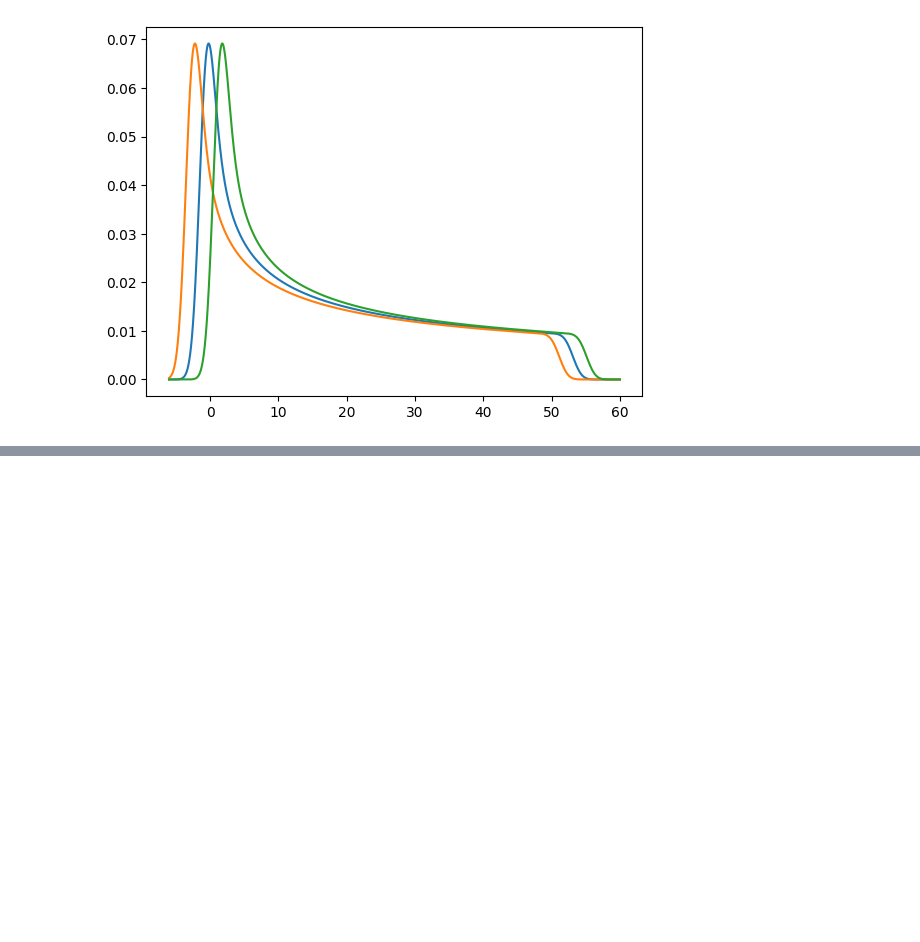
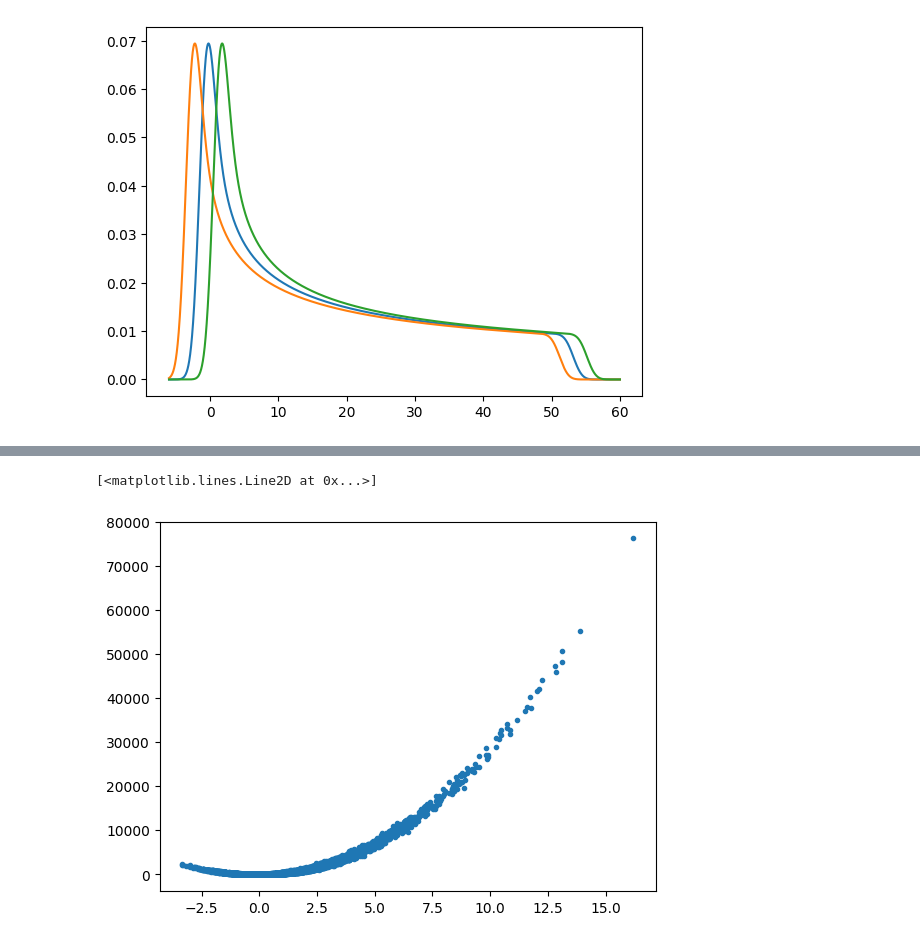
Before and after one commit to ulrich-marcelo/Inferencia-Bayesiana-Causal, a Jupyter notebook: Practicas/Unidad 4/practica4.ipynb, the cells around one changed output, grey strips where cells are left out. Saved outputs shown, nothing was run; the diff lists cells and outputs as text; code cells hidden in the pictures; blank space fills up the shorter version.

```diff
--- a/Practicas/Unidad 4/practica4.ipynb
+++ b/Practicas/Unidad 4/practica4.ipynb
@@ -136,0 +134,20 @@ plt.plot(x_grilla,media_backdoor)
+# %%
+def simular4(N, do_x=None):
+    # Si hay intervencion, usar x = do_x, sino generarlo del modelo original
+
+    Z = np.random.normal(size=N, scale=1)
+    if do_x is None:
+        X = Z**2 + np.random.normal(size=N, scale=1)
+    else:
+        X = np.full(N, do_x)
+    M = 2*Z**2 + 10*X + np.random.normal(size=N, scale=1)
+    Y = -1 + 2*M**2 + np.random.normal(size=N, scale=1)
+    return Z, X, M, Y
+
+N = 10000
+Z4s, X4s, M42, Y4s = simular4(N)
+# %%
+plt.plot(X4s, Y4s, '.')
+# %% [output]
+[<matplotlib.lines.Line2D at 0x...>]
+[figure, added]
```
Also changed, not shown: parts of 24 cells of this notebook, 23 other files.
